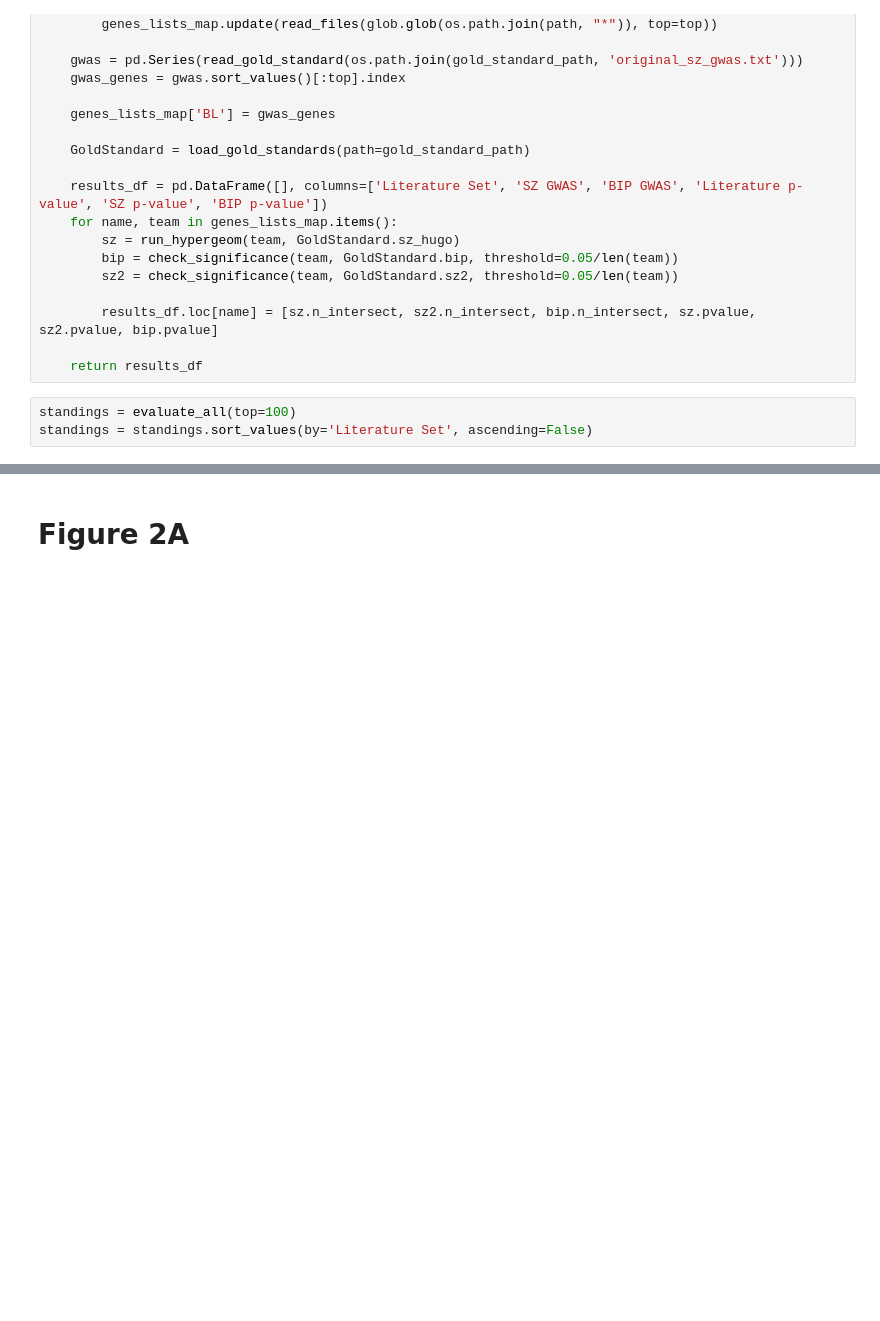
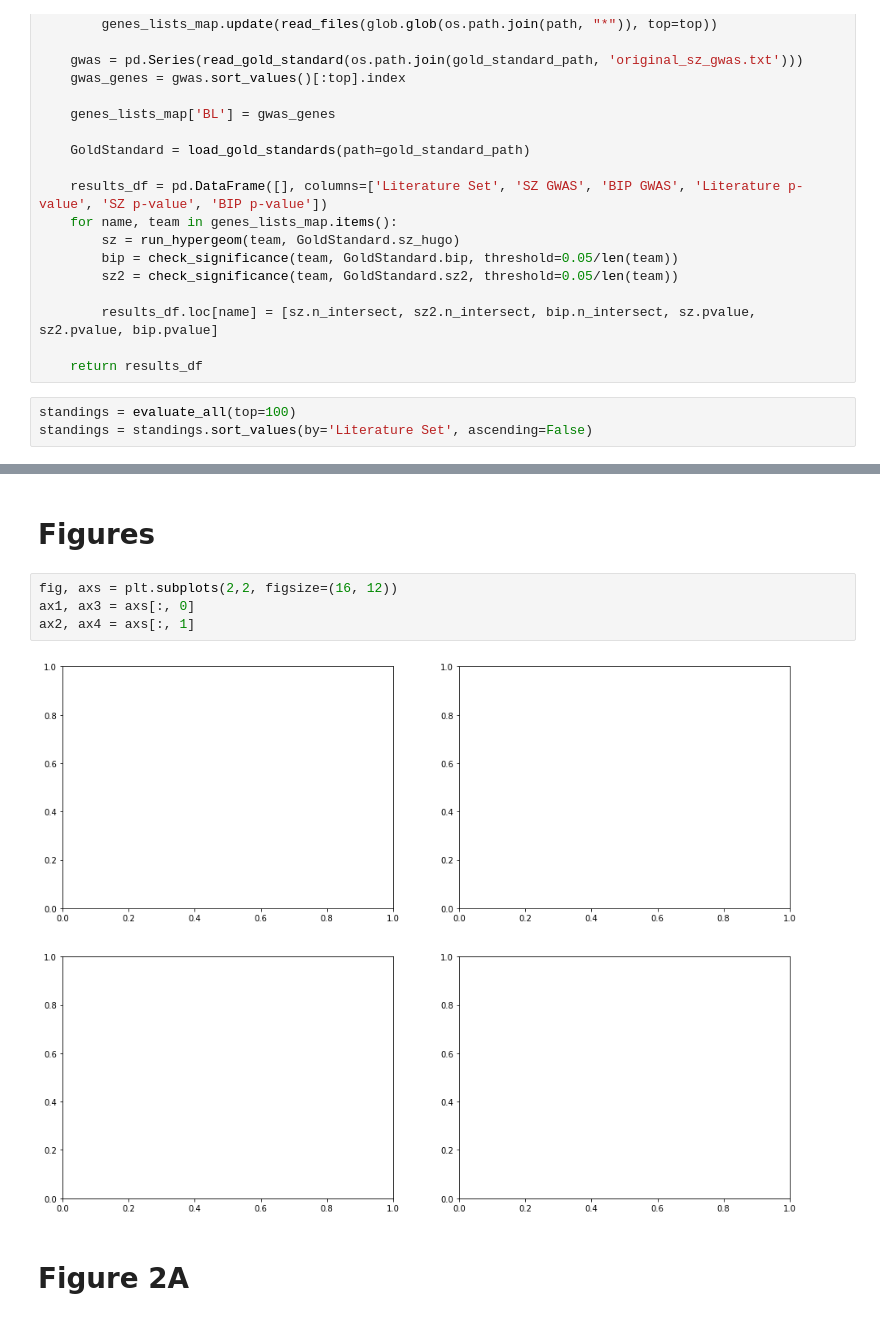
Before and after one commit to shfong/2018NetBioEval, a Jupyter notebook: notebooks/1_Evaluate_Teams_results.ipynb, the cells around one changed output, grey strips where cells are left out. Drawn from its saved outputs; the diff is of its cells as text; blank space fills up the shorter version.

```diff
--- a/notebooks/1_Evaluate_Teams_results.ipynb
+++ b/notebooks/1_Evaluate_Teams_results.ipynb
@@ -114,4 +112,12 @@ standings
 | J | 0.0 | 11.0 | 2.0 | 9.973178e-01 | 6.463934e-01 | 2.579407e-01 |
+# %% [markdown]
+# Figures
+# %%
+fig, axs = plt.subplots(2,2, figsize=(16, 12))
+ax1, ax3 = axs[:, 0]
+ax2, ax4 = axs[:, 1]
+# %% [output]
+[figure, added]
 # %% [markdown]
 # Figure 2A
 # %%
```
Also changed, not shown: parts of 8 cells of this notebook, 7 other files.
